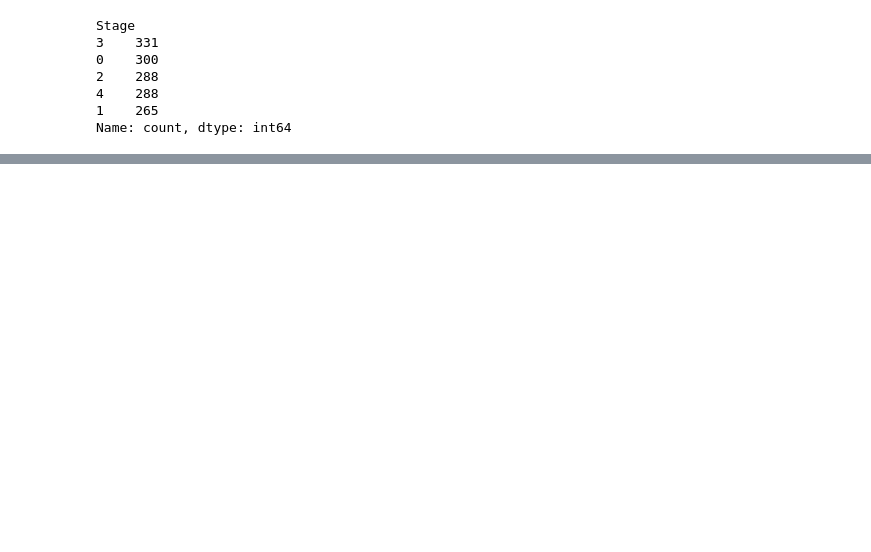
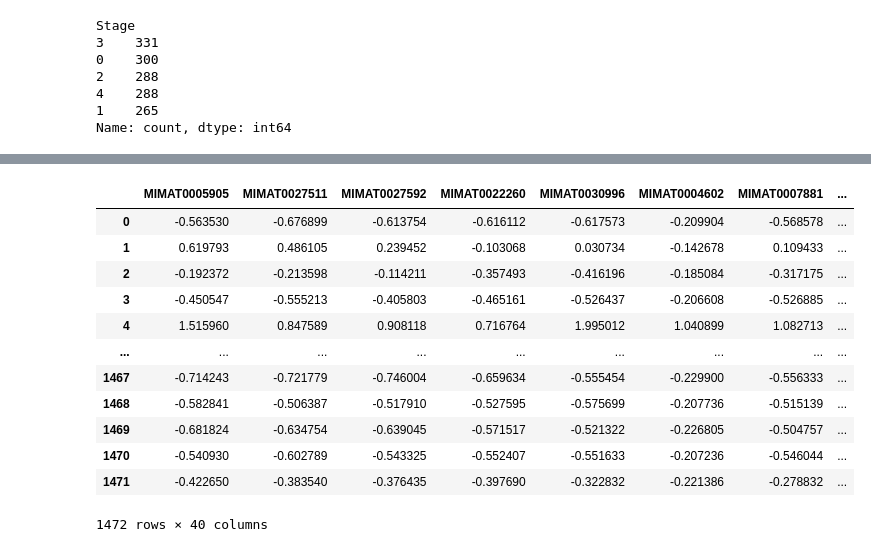
Before and after one commit to zhrsaghaie/OvarianCancer_Project, a Jupyter notebook: 6- dimension reduced all data.ipynb, the cells around one changed output, grey strips where cells are left out. Saved outputs shown, nothing was run; the diff lists cells and outputs as text; code cells hidden in the pictures; blank space fills up the shorter version.

```diff
--- a/6- dimension reduced all data.ipynb
+++ b/6- dimension reduced all data.ipynb
@@ -114,3 +114,19 @@ x_validated.to_csv(filepath, index=False)
 # %%
 filepath = "./GEO Samples/dimension_reduced_data_lables.csv"
 y.to_csv(filepath, index=False)
+# %%
+x_validated
+# %% [output]
+|  | MIMAT0005905 | MIMAT0027511 | MIMAT0027592 | MIMAT0022260 | MIMAT0030996 | MIMAT0004602 | MIMAT0007881 | ... |
+| 0 | -0.563530 | -0.676899 | -0.613754 | -0.616112 | -0.617573 | -0.209904 | -0.568578 | ... |
+| 1 | 0.619793 | 0.486105 | 0.239452 | -0.103068 | 0.030734 | -0.142678 | 0.109433 | ... |
+| 2 | -0.192372 | -0.213598 | -0.114211 | -0.357493 | -0.416196 | -0.185084 | -0.317175 | ... |
+| 3 | -0.450547 | -0.555213 | -0.405803 | -0.465161 | -0.526437 | -0.206608 | -0.526885 | ... |
+| 4 | 1.515960 | 0.847589 | 0.908118 | 0.716764 | 1.995012 | 1.040899 | 1.082713 | ... |
+| ... | ... | ... | ... | ... | ... | ... | ... | ... |
+| 1467 | -0.714243 | -0.721779 | -0.746004 | -0.659634 | -0.555454 | -0.229900 | -0.556333 | ... |
+| 1468 | -0.582841 | -0.506387 | -0.517910 | -0.527595 | -0.575699 | -0.207736 | -0.515139 | ... |
+| 1469 | -0.681824 | -0.634754 | -0.639045 | -0.571517 | -0.521322 | -0.226805 | -0.504757 | ... |
+| 1470 | -0.540930 | -0.602789 | -0.543325 | -0.552407 | -0.551633 | -0.207236 | -0.546044 | ... |
+| 1471 | -0.422650 | -0.383540 | -0.376435 | -0.397690 | -0.322832 | -0.221386 | -0.278832 | ... |
+1472 rows × 40 columns
```
Also changed, not shown: parts of 3 cells of this notebook, 23 other files.
